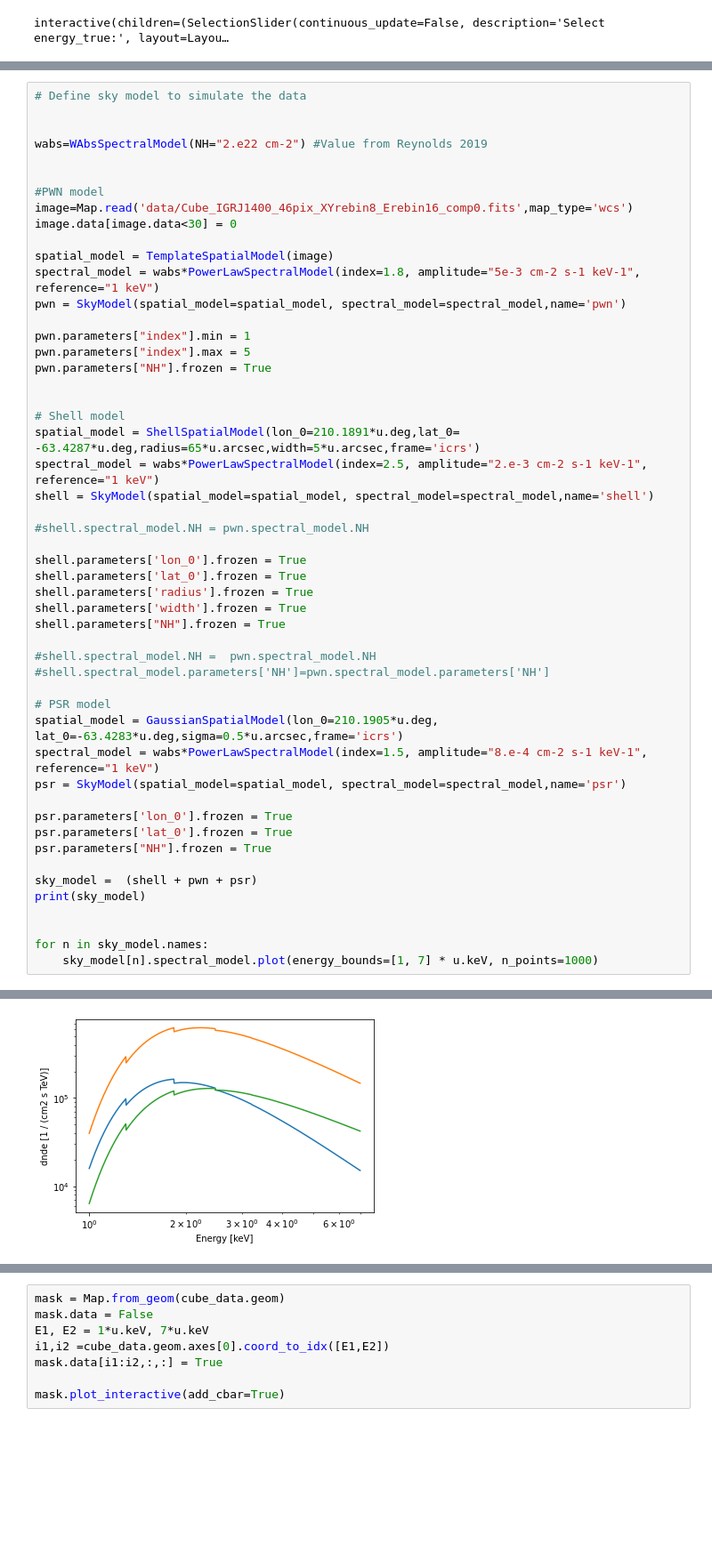
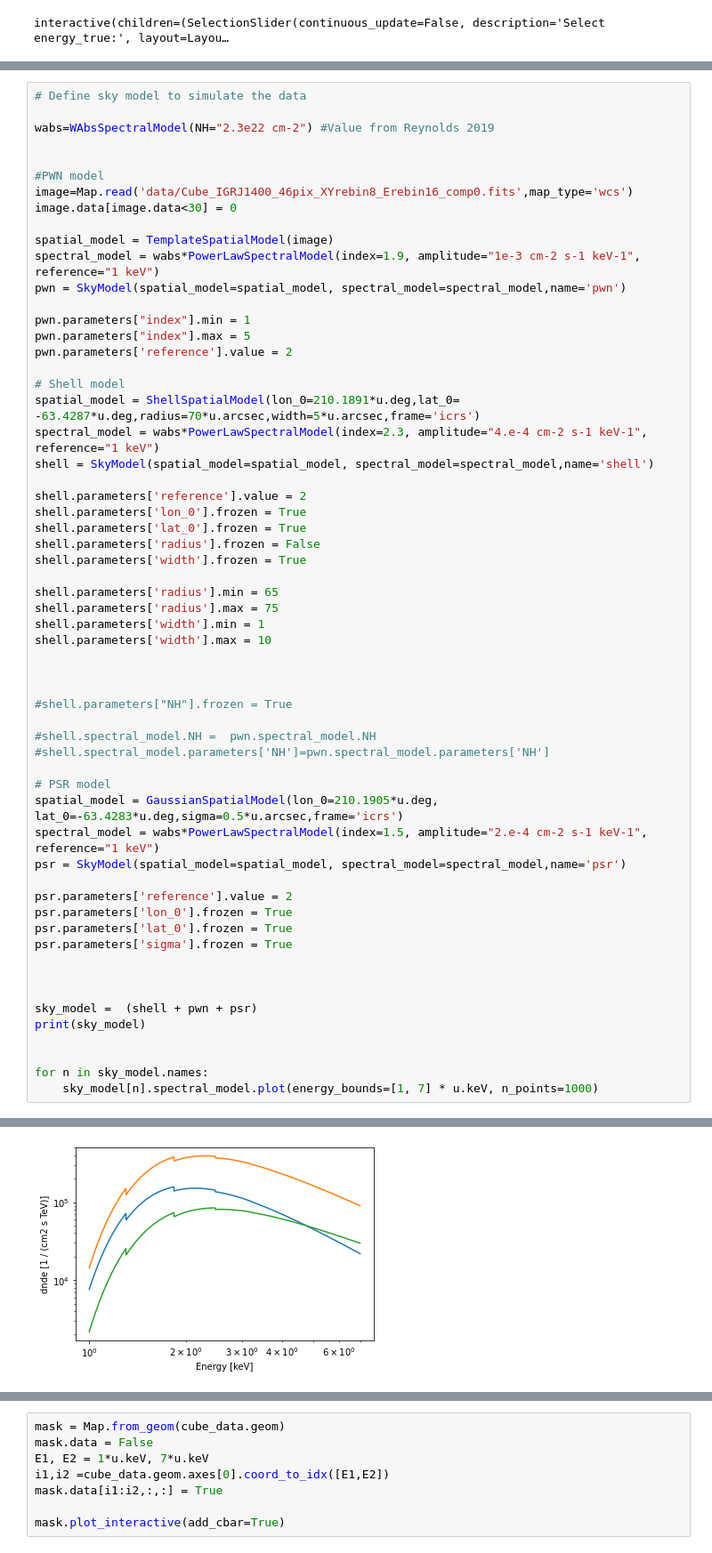
Before and after one commit to facero/3D-Xray-gammapy, a Jupyter notebook: Cube_Xrayfitting_gammapy019.ipynb, the cells around one changed output, grey strips where cells are left out. Shown at 89% size. Cells and saved outputs as stored; diff of their text form; blank space fills up the shorter version.

```diff
--- a/Cube_Xrayfitting_gammapy019.ipynb
+++ b/Cube_Xrayfitting_gammapy019.ipynb
@@ -139,8 +187,7 @@ interactive(children=(SelectionSlider(continuous_update=False, description='Sele
 # %%
 # Define sky model to simulate the data
 
-
-wabs=WAbsSpectralModel(NH="2.e22 cm-2") #Value from Reynolds 2019
+wabs=WAbsSpectralModel(NH="2.3e22 cm-2") #Value from Reynolds 2019
 
 
 #PWN model
@@ -148,38 +195,47 @@ image=Map.read('data/Cube_IGRJ1400_46pix_XYrebin8_Erebin16_comp0.fits',map_type=
 image.data[image.data<30] = 0
 
 spatial_model = TemplateSpatialModel(image)
-spectral_model = wabs*PowerLawSpectralModel(index=1.8, amplitude="5e-3 cm-2 s-1 keV-1", reference="1 keV")
+spectral_model = wabs*PowerLawSpectralModel(index=1.9, amplitude="1e-3 cm-2 s-1 keV-1", reference="1 keV")
 pwn = SkyModel(spatial_model=spatial_model, spectral_model=spectral_model,name='pwn')
 
 pwn.parameters["index"].min = 1
 pwn.parameters["index"].max = 5
-pwn.parameters["NH"].frozen = True
+pwn.parameters['reference'].value = 2
+
+# Shell model
+spatial_model = ShellSpatialModel(lon_0=210.1891*u.deg,lat_0= -63.4287*u.deg,radius=70*u.arcsec,width=5*u.arcsec,frame='icrs')
+spectral_model = wabs*PowerLawSpectralModel(index=2.3, amplitude="4.e-4 cm-2 s-1 keV-1", reference="1 keV")
+shell = SkyModel(spatial_model=spatial_model, spectral_model=spectral_model,name='shell')
+
+shell.parameters['reference'].value = 2
+shell.parameters['lon_0'].frozen = True
+shell.parameters['lat_0'].frozen = True
+shell.parameters['radius'].frozen = False
+shell.parameters['width'].frozen = True
+
+shell.parameters['radius'].min = 65
+shell.parameters['radius'].max = 75
+shell.parameters['width'].min = 1
+shell.parameters['width'].max = 10
 
 
-# Shell model
-spatial_model = ShellSpatialModel(lon_0=210.1891*u.deg,lat_0= -63.4287*u.deg,radius=65*u.arcsec,width=5*u.arcsec,frame='icrs')
-spectral_model = wabs*PowerLawSpectralModel(index=2.5, amplitude="2.e-3 cm-2 s-1 keV-1", reference="1 keV")
-shell = SkyModel(spatial_model=spatial_model, spectral_model=spectral_model,name='shell')
 
-#shell.spectral_model.NH = pwn.spectral_model.NH
-
-shell.parameters['lon_0'].frozen = True
-shell.parameters['lat_0'].frozen = True
-shell.parameters['radius'].frozen = True
-shell.parameters['width'].frozen = True
-shell.parameters["NH"].frozen = True
+#shell.parameters["NH"].frozen = True
 
 #shell.spectral_model.NH =  pwn.spectral_model.NH
 #shell.spectral_model.parameters['NH']=pwn.spectral_model.parameters['NH']
 
 # PSR model
 spatial_model = GaussianSpatialModel(lon_0=210.1905*u.deg, lat_0=-63.4283*u.deg,sigma=0.5*u.arcsec,frame='icrs')
-spectral_model = wabs*PowerLawSpectralModel(index=1.5, amplitude="8.e-4 cm-2 s-1 keV-1", reference="1 keV")
+spectral_model = wabs*PowerLawSpectralModel(index=1.5, amplitude="2.e-4 cm-2 s-1 keV-1", reference="1 keV")
 psr = SkyModel(spatial_model=spatial_model, spectral_model=spectral_model,name='psr')
 
+psr.parameters['reference'].value = 2
 psr.parameters['lon_0'].frozen = True
 psr.parameters['lat_0'].frozen = True
-psr.parameters["NH"].frozen = True
+psr.parameters['sigma'].frozen = True
+
+
 
 sky_model =  (shell + pwn + psr)
 print(sky_model)
@@ -206,3 +262,3 @@ Component 0: SkyModel
     e            (frozen)   :      0.000
     phi          (frozen)   :      0.000       deg
-[figure, old version]
+[figure, new version]
```
Also changed, not shown: parts of 25 cells of this notebook, 1 other file.
